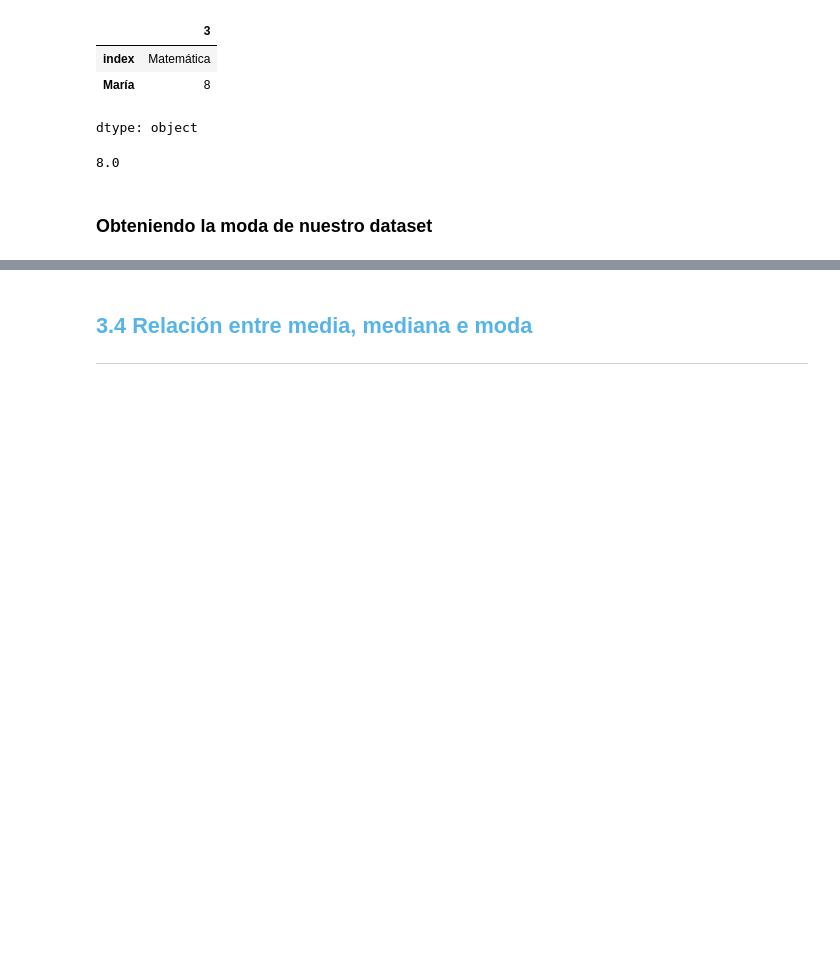
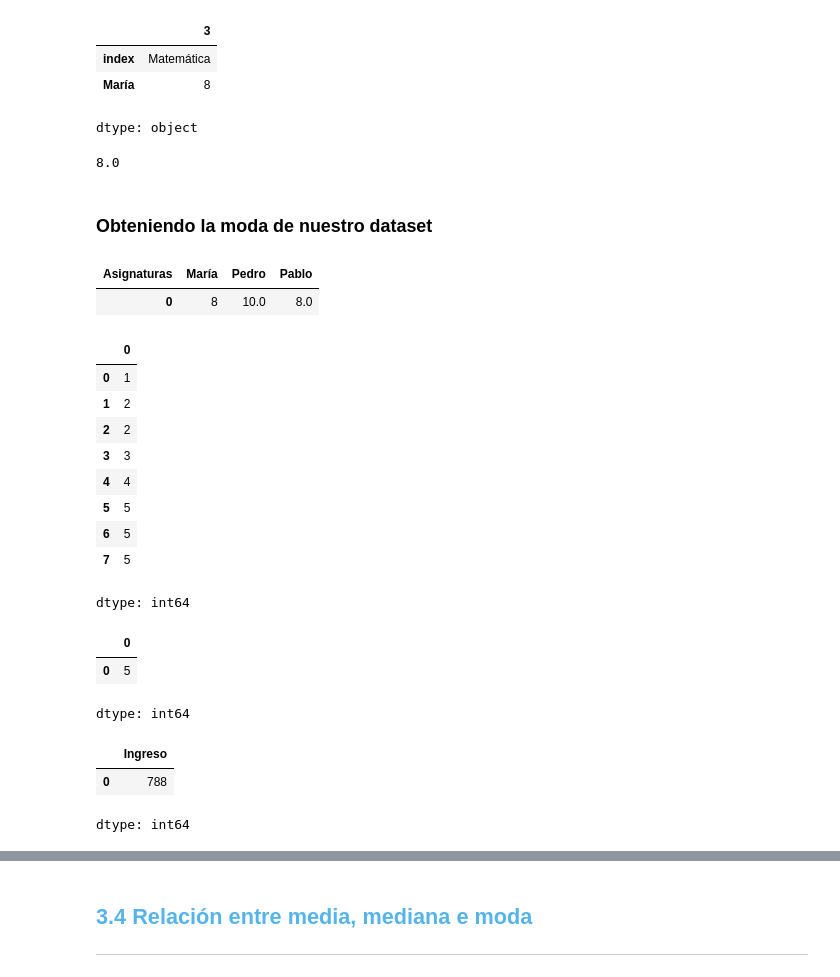
Before and after one commit to LordAguaKate/Practica_DATA_SCIENCE, a Jupyter notebook: Curso_de_Estadística_con_Python.ipynb, the cells around one changed output, grey strips where cells are left out. Cells and saved outputs as stored; diff of their text form; code cells hidden in the pictures; blank space fills up the shorter version.

```diff
--- a/Curso_de_Estadística_con_Python.ipynb
+++ b/Curso_de_Estadística_con_Python.ipynb
@@ -712,3 +712,35 @@ notas_maria['María'].median()
 8.0
 # %% [markdown]
 ### Obteniendo la moda de nuestro dataset
+# %%
+df.mode()
+# %% [output]
+| Asignaturas | María | Pedro | Pablo |
+| 0 | 8 | 10.0 | 8.0 |
+# %%
+ejemplo = pd.Series([1, 2, 2, 3, 4, 5, 5, 5,])
+# %%
+ejemplo
+# %% [output]
+|  | 0 |
+| 0 | 1 |
+| 1 | 2 |
+| 2 | 2 |
+| 3 | 3 |
+| 4 | 4 |
+| 5 | 5 |
+| 6 | 5 |
+| 7 | 5 |
+dtype: int64
+# %%
+ejemplo.mode()
+# %% [output]
+|  | 0 |
+| 0 | 5 |
+dtype: int64
+# %%
+datos.Ingreso.mode()
+# %% [output]
+|  | Ingreso |
+| 0 | 788 |
+dtype: int64
```
Also changed, not shown: parts of 2 cells of this notebook.
